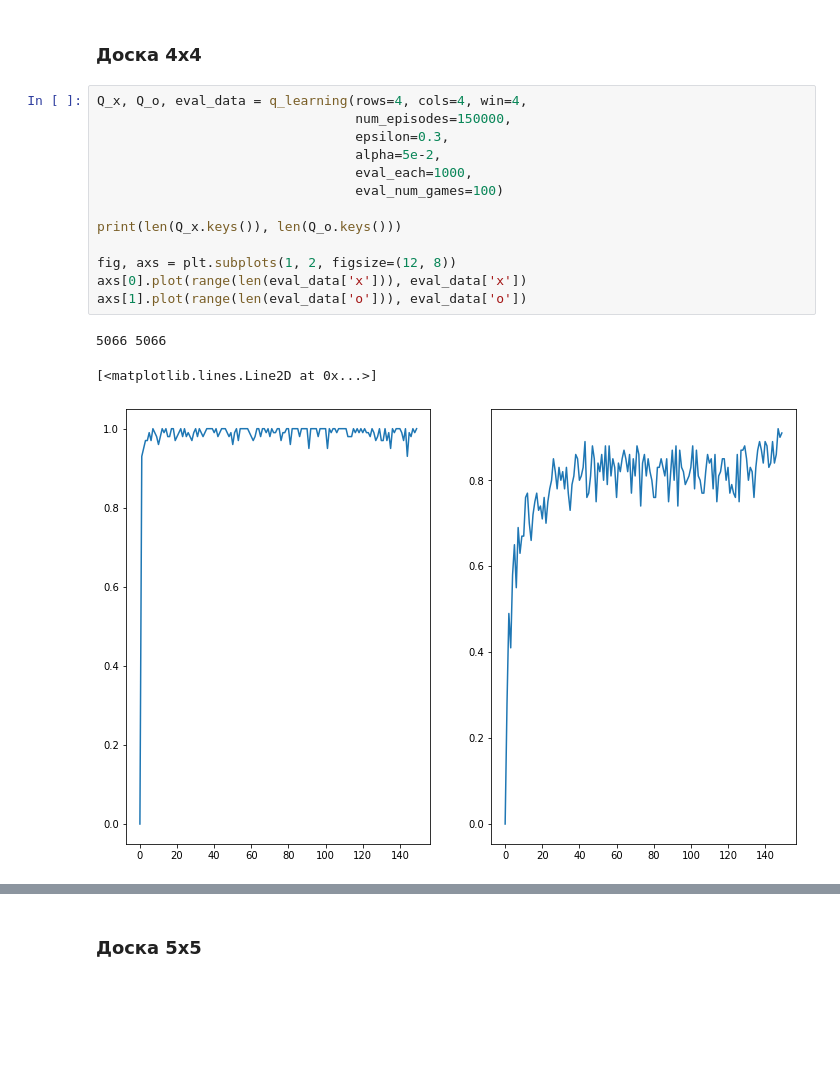
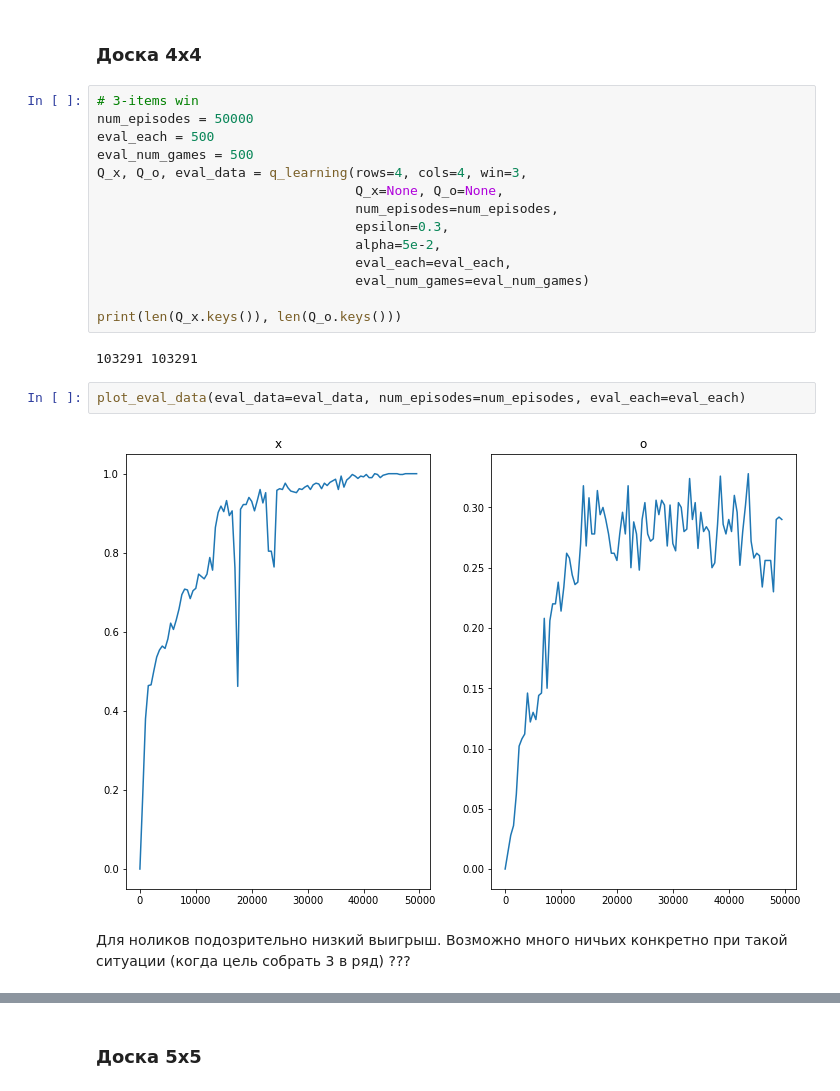
Before and after one commit to biquaternion/MADE2021_Advanced_DL_n_RL, a Jupyter notebook: HW2/HW2_tictactoe.ipynb, the cells around one changed output, grey strips where cells are left out. Cells and saved outputs as stored; diff of their text form; blank space fills up the shorter version.

```diff
--- a/HW2/HW2_tictactoe.ipynb
+++ b/HW2/HW2_tictactoe.ipynb
@@ -149,19 +156,24 @@ axs[1].plot(range(len(eval_data['o'])), eval_data['o'])
 # %% [markdown]
 ### Доска 4x4
 # %%
-Q_x, Q_o, eval_data = q_learning(rows=4, cols=4, win=4,
-                                 num_episodes=150000,
+# 3-items win
+num_episodes = 50000
+eval_each = 500
+eval_num_games = 500
+Q_x, Q_o, eval_data = q_learning(rows=4, cols=4, win=3,
+                                 Q_x=None, Q_o=None,
+                                 num_episodes=num_episodes,
                                  epsilon=0.3,
                                  alpha=5e-2,
-                                 eval_each=1000,
-                                 eval_num_games=100)
+                                 eval_each=eval_each,
+                                 eval_num_games=eval_num_games)
 
 print(len(Q_x.keys()), len(Q_o.keys()))
-
-fig, axs = plt.subplots(1, 2, figsize=(12, 8))
-axs[0].plot(range(len(eval_data['x'])), eval_data['x'])
-axs[1].plot(range(len(eval_data['o'])), eval_data['o'])
 # %% [output]
-5066 5066
+103291 103291
-[<matplotlib.lines.Line2D at 0x...>]
-[figure, removed]
+# %%
+plot_eval_data(eval_data=eval_data, num_episodes=num_episodes, eval_each=eval_each)
+# %% [output]
+[figure, added]
+# %% [markdown]
+Для ноликов подозрительно низкий выигрыш. Возможно много ничьих конкретно при такой ситуации (когда цель собрать 3 в ряд) ???
```
Also changed, not shown: parts of 35 cells of this notebook.
